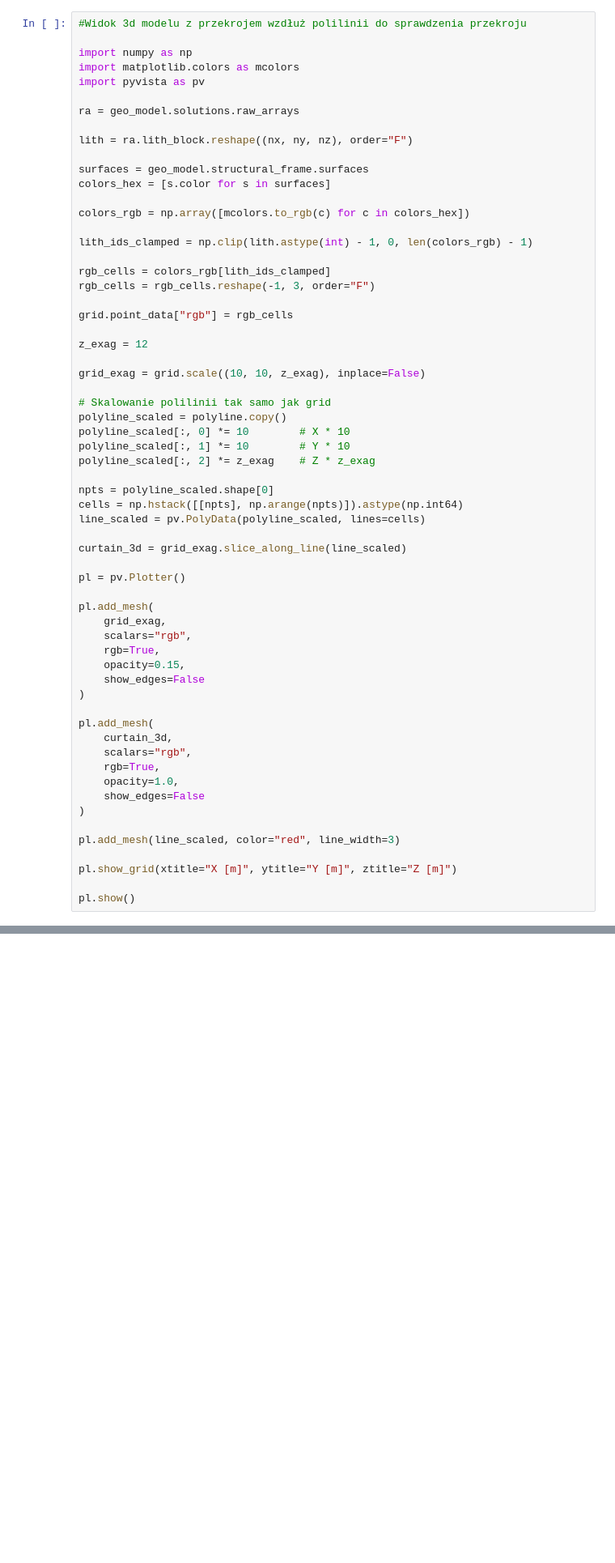
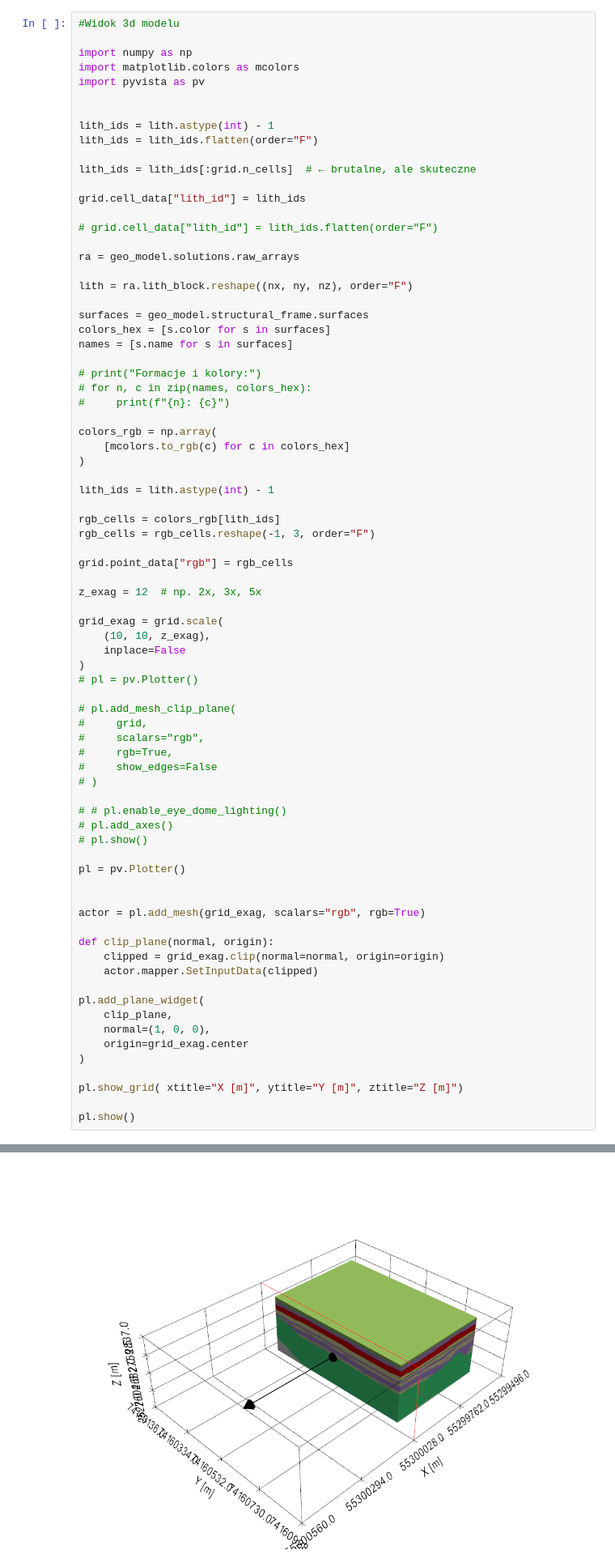
Before and after one commit to HinoYoseii/model_BDI, a Jupyter notebook: BDI_model.ipynb, the cells around one changed output, grey strips where cells are left out. Shown at 81% size. Cells and saved outputs as stored; diff of their text form; blank space fills up the shorter version.

Commit message:
Select z bazy i model są w osobnych komórkach (ponownie...)

```diff
--- a/BDI_model.ipynb
+++ b/BDI_model.ipynb
@@ -351,9 +399,19 @@ Widget(value='<iframe src="http://localhost:59668/index.html?ui=P_0x22fe227d950_
 # %%
-#Widok 3d modelu z przekrojem wzdłuż polilinii do sprawdzenia przekroju
+#Widok 3d modelu
 
 import numpy as np
 import matplotlib.colors as mcolors
 import pyvista as pv
+
+
+lith_ids = lith.astype(int) - 1
+lith_ids = lith_ids.flatten(order="F")
+
+lith_ids = lith_ids[:grid.n_cells]  # ← brutalne, ale skuteczne
+
+grid.cell_data["lith_id"] = lith_ids
+
+# grid.cell_data["lith_id"] = lith_ids.flatten(order="F")
 
 ra = geo_model.solutions.raw_arrays
 
@@ -361,53 +419,58 @@ lith = ra.lith_block.reshape((nx, ny, nz), order="F")
 
 surfaces = geo_model.structural_frame.surfaces
 colors_hex = [s.color for s in surfaces]
+names = [s.name for s in surfaces]
 
-colors_rgb = np.array([mcolors.to_rgb(c) for c in colors_hex])
+# print("Formacje i kolory:")
+# for n, c in zip(names, colors_hex):
+#     print(f"{n}: {c}")
 
-lith_ids_clamped = np.clip(lith.astype(int) - 1, 0, len(colors_rgb) - 1)
+colors_rgb = np.array(
+    [mcolors.to_rgb(c) for c in colors_hex]
+)
 
-rgb_cells = colors_rgb[lith_ids_clamped]
+lith_ids = lith.astype(int) - 1
+
+rgb_cells = colors_rgb[lith_ids]
 rgb_cells = rgb_cells.reshape(-1, 3, order="F")
 
 grid.point_data["rgb"] = rgb_cells
 
-z_exag = 12
+z_exag = 12  # np. 2x, 3x, 5x
 
-grid_exag = grid.scale((10, 10, z_exag), inplace=False)
+grid_exag = grid.scale(
+    (10, 10, z_exag),
+    inplace=False
+)
+# pl = pv.Plotter()
 
-# Skalowanie polilinii tak samo jak grid
-polyline_scaled = polyline.copy()
-polyline_scaled[:, 0] *= 10        # X * 10
-polyline_scaled[:, 1] *= 10        # Y * 10
-polyline_scaled[:, 2] *= z_exag    # Z * z_exag
+# pl.add_mesh_clip_plane(
+#     grid,
+#     scalars="rgb",
+#     rgb=True,
+#     show_edges=False
+# )
 
-npts = polyline_scaled.shape[0]
-cells = np.hstack([[npts], np.arange(npts)]).astype(np.int64)
-line_scaled = pv.PolyData(polyline_scaled, lines=cells)
-
-curtain_3d = grid_exag.slice_along_line(line_scaled)
+# # pl.enable_eye_dome_lighting()
+# pl.add_axes()
+# pl.show()
 
 pl = pv.Plotter()
 
-pl.add_mesh(
-    grid_exag,
-    scalars="rgb",
-    rgb=True,
-    opacity=0.15,
-    show_edges=False
+
+actor = pl.add_mesh(grid_exag, scalars="rgb", rgb=True)
+
+def clip_plane(normal, origin):
+    clipped = grid_exag.clip(normal=normal, origin=origin)
+    actor.mapper.SetInputData(clipped)
+
+pl.add_plane_widget(
+    clip_plane,
+    normal=(1, 0, 0),
+    origin=grid_exag.center
 )
 
-pl.add_mesh(
-    curtain_3d,
-    scalars="rgb",
-    rgb=True,
-    opacity=1.0,
-    show_edges=False
-)
-
-pl.add_mesh(line_scaled, color="red", line_width=3)
-
-pl.show_grid(xtitle="X [m]", ytitle="Y [m]", ztitle="Z [m]")
+pl.show_grid( xtitle="X [m]", ytitle="Y [m]", ztitle="Z [m]")
 
 pl.show()
 # %% [output]
@@ -414,0 +481 @@ Widget(value='<iframe src="http://localhost:59668/index.html?ui=P_0x22fd16d83d0_
+[figure, added]
```
Also changed, not shown: parts of 7 cells of this notebook, 1 other file.
